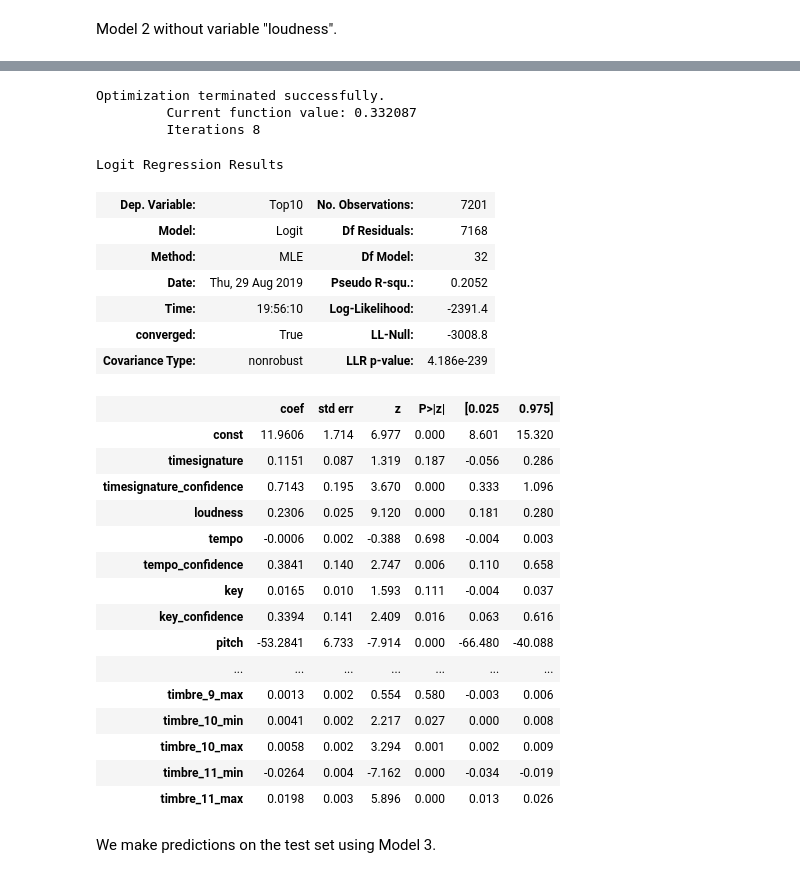
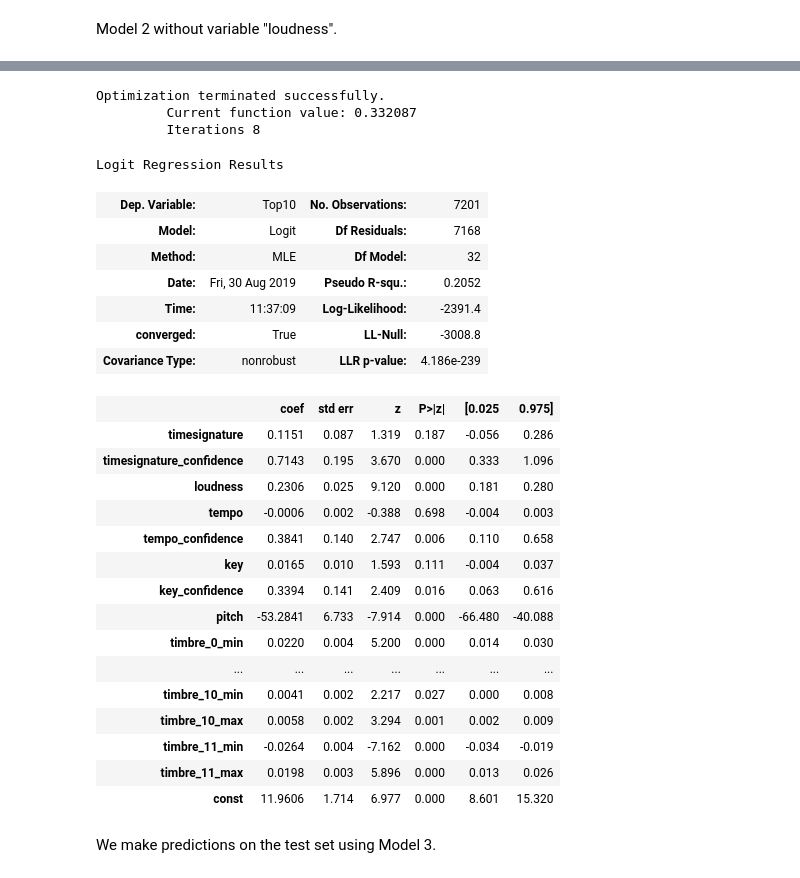
Before and after one commit to smotrova/Python-MITx-AnalyticsEdge, a Jupyter notebook: Week3-1_Logistic Regression-Popularity of Music Records.ipynb, the cells around one changed output, grey strips where cells are left out. Cells and saved outputs as stored; diff of their text form; code cells hidden in the pictures.

```diff
--- a/Week3-1_Logistic Regression-Popularity of Music Records.ipynb
+++ b/Week3-1_Logistic Regression-Popularity of Music Records.ipynb
@@ -48,7 +48,7 @@ import numpy as np
 import matplotlib.pyplot as plt
 import seaborn as sns
 # %%
-songs = pd.read_csv("../Data/songs.csv", encoding = "ISO-8859-1")
+songs = pd.read_csv("./Data/songs.csv", encoding = "ISO-8859-1")
 songs.head()
 # %% [output]
 |  | year | songtitle | artistname | songID | artistID | timesignature | timesignature_confidence | loudness | ... |
@@ -314,38 +314,37 @@ Logit Regression Results
 # %%
 from statsmodels.api import add_constant
 from statsmodels.discrete.discrete_model import Logit, DiscreteResults
 
 X_train = SongsTrain[['timesignature', 'timesignature_confidence', 'loudness', 'tempo',
        'tempo_confidence', 'key', 'key_confidence', 'pitch',
        'timbre_0_min', 'timbre_0_max', 'timbre_1_min', 'timbre_1_max',
        'timbre_2_min', 'timbre_2_max', 'timbre_3_min', 'timbre_3_max',
        'timbre_4_min', 'timbre_4_max', 'timbre_5_min', 'timbre_5_max',
        'timbre_6_min', 'timbre_6_max', 'timbre_7_min', 'timbre_7_max',
        'timbre_8_min', 'timbre_8_max', 'timbre_9_min', 'timbre_9_max',
-       'timbre_10_min', 'timbre_10_max', 'timbre_11_min', 'timbre_11_max']]
+       'timbre_10_min', 'timbre_10_max', 'timbre_11_min', 'timbre_11_max']].copy()
 
 y_train = SongsTrain["Top10"]
 
-X_train = add_constant(X_train) # for intersept in model
+X_train.loc[:,"const"] = 1
 
 logit_mod3 = Logit(y_train, X_train)
 logit_res3 = logit_mod3.fit()
 
 logit_res3.summary()
 # %% [output]
 Optimization terminated successfully.
          Current function value: 0.332087
          Iterations 8
 Logit Regression Results
 | Dep. Variable: | Top10 | No. Observations: | 7201 |
 | Model: | Logit | Df Residuals: | 7168 |
 | Method: | MLE | Df Model: | 32 |
-| Date: | Thu, 29 Aug 2019 | Pseudo R-squ.: | 0.2052 |
-| Time: | 19:56:10 | Log-Likelihood: | -2391.4 |
+| Date: | Fri, 30 Aug 2019 | Pseudo R-squ.: | 0.2052 |
+| Time: | 11:37:09 | Log-Likelihood: | -2391.4 |
 | converged: | True | LL-Null: | -3008.8 |
 | Covariance Type: | nonrobust | LLR p-value: | 4.186e-239 |
 |  | coef | std err | z | P>|z| | [0.025 | 0.975] |
-| const | 11.9606 | 1.714 | 6.977 | 0.000 | 8.601 | 15.320 |
 | timesignature | 0.1151 | 0.087 | 1.319 | 0.187 | -0.056 | 0.286 |
 | timesignature_confidence | 0.7143 | 0.195 | 3.670 | 0.000 | 0.333 | 1.096 |
 | loudness | 0.2306 | 0.025 | 9.120 | 0.000 | 0.181 | 0.280 |
@@ -354,12 +353,13 @@ Logit Regression Results
 | key | 0.0165 | 0.010 | 1.593 | 0.111 | -0.004 | 0.037 |
 | key_confidence | 0.3394 | 0.141 | 2.409 | 0.016 | 0.063 | 0.616 |
 | pitch | -53.2841 | 6.733 | -7.914 | 0.000 | -66.480 | -40.088 |
+| timbre_0_min | 0.0220 | 0.004 | 5.200 | 0.000 | 0.014 | 0.030 |
 | ... | ... | ... | ... | ... | ... | ... |
-| timbre_9_max | 0.0013 | 0.002 | 0.554 | 0.580 | -0.003 | 0.006 |
 | timbre_10_min | 0.0041 | 0.002 | 2.217 | 0.027 | 0.000 | 0.008 |
 | timbre_10_max | 0.0058 | 0.002 | 3.294 | 0.001 | 0.002 | 0.009 |
 | timbre_11_min | -0.0264 | 0.004 | -7.162 | 0.000 | -0.034 | -0.019 |
 | timbre_11_max | 0.0198 | 0.003 | 5.896 | 0.000 | 0.013 | 0.026 |
+| const | 11.9606 | 1.714 | 6.977 | 0.000 | 8.601 | 15.320 |
 # %% [markdown]
 We make predictions on the test set using Model 3.
 # %%
```
Also changed, not shown: parts of 15 cells of this notebook, 1 other file.
